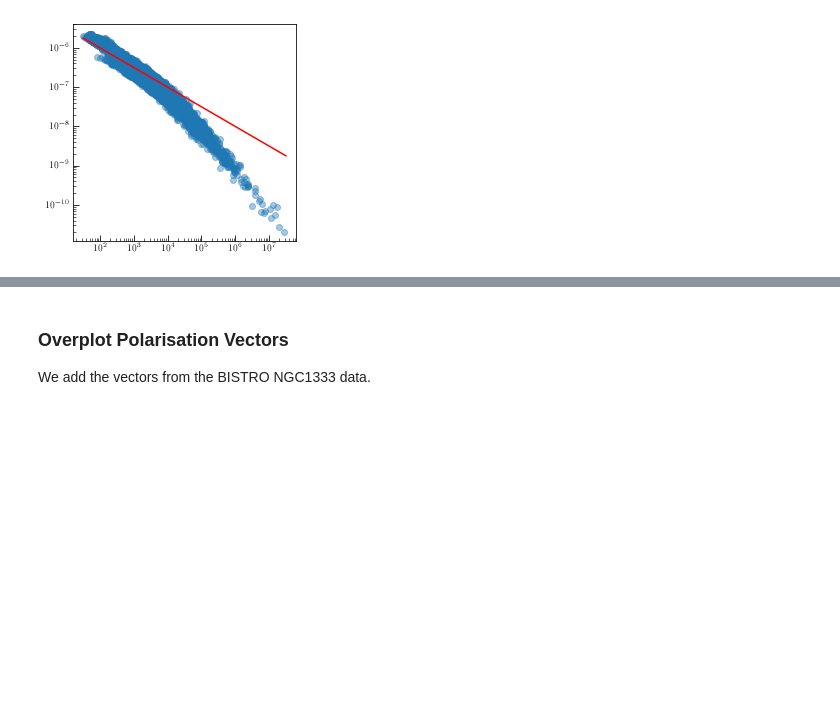
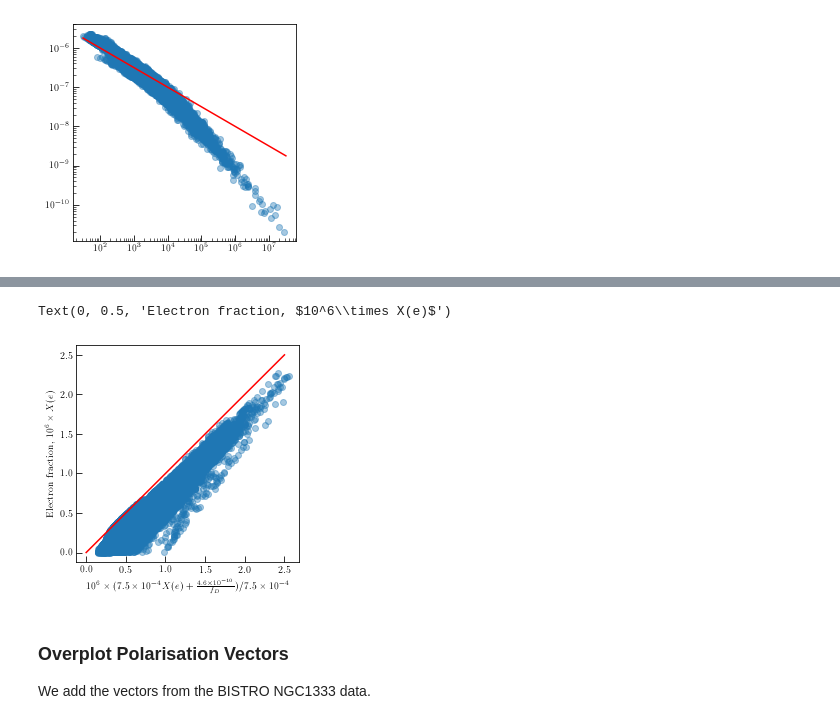
Before and after one commit to jpinedaf/NGC1333_NOEMA_Ions, a Jupyter notebook: NGC1333_Ions_Calculations.ipynb, the cells around one changed output, grey strips where cells are left out. Cells and saved outputs as stored; diff of their text form; code cells hidden in the pictures; blank space fills up the shorter version.

```diff
--- a/NGC1333_Ions_Calculations.ipynb
+++ b/NGC1333_Ions_Calculations.ipynb
@@ -1102,3 +1126,24 @@ plt.loglog()
+# %%
+bracket_term = (7.5e-4 * xe_fd + 4.6e-10/f_D) / 7.5e-4
+
+fig, ax = plt.subplots(figsize=(4, 4))
+# * 1e-17
+ax.scatter((bracket_term[gd_zeta]*1e6), (xe_fd[gd_zeta]*1e6), alpha=0.4)
+ax.plot([0, 2.5], [0, 2.5], color='r')
+# ax.set_xticks([22, 22.5, 23., 23.5])
+
+# ax.text(0.7, 0.35,  r'$X(e)$', color='black',
+#         transform=ax.transAxes, size=17, weight=60)
+
+ax.set_xlabel(r"$10^6\times(7.5 \times 10^{-4} X(e) + \frac{4.6 \times 10^{-10}}{f_D}) / 7.5 \times 10^{-4}$")
+ax.set_ylabel(r"Electron fraction, $10^6\times X(e)$")
+
+# plt.loglog()
+# sample_mix = 10**(np.arange(1.5, 8, 1))
+# ax.plot(sample_mix, 1e-5 * sample_mix**(-0.5), color='r')
+# %% [output]
+Text(0, 0.5, 'Electron fraction, $10^6\\times X(e)$')
+[figure, added]
 # %% [markdown]
 ### Overplot Polarisation Vectors
 We add the vectors from the BISTRO NGC1333 data.
```
Also changed, not shown: parts of 9 cells of this notebook, 20 other files.
